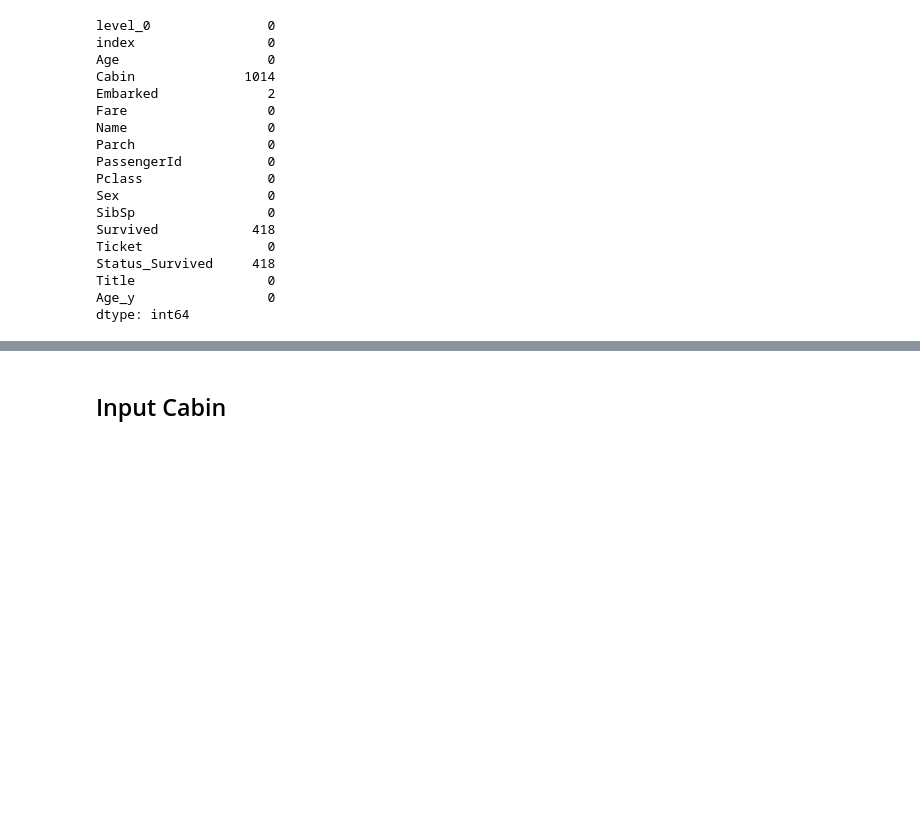
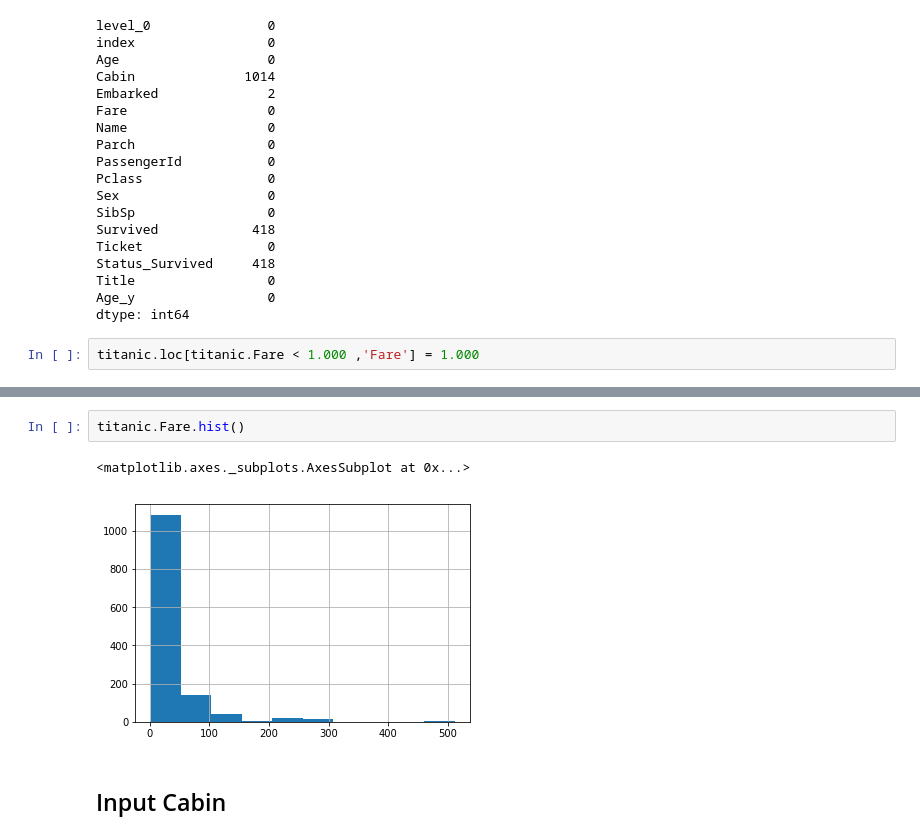
Before and after one commit to Pantoja87/Titanic-Disaster, a Jupyter notebook: TITANIC.ipynb, the cells around one changed output, grey strips where cells are left out. Cells and saved outputs as stored; diff of their text form; blank space fills up the shorter version.

```diff
--- a/TITANIC.ipynb
+++ b/TITANIC.ipynb
@@ -331,3 +332,5 @@ Status_Survived     418
 Title                 0
 Age_y                 0
 dtype: int64
+# %%
+titanic.loc[titanic.Fare < 1.000 ,'Fare'] = 1.000
@@ -334,3 +349,8 @@ dtype: int64
+# %%
+titanic.Fare.hist()
+# %% [output]
+<matplotlib.axes._subplots.AxesSubplot at 0x...>
+[figure, added]
 # %% [markdown]
 ## Input Cabin
 # %% [markdown]
```
Also changed, not shown: parts of 84 cells of this notebook.
